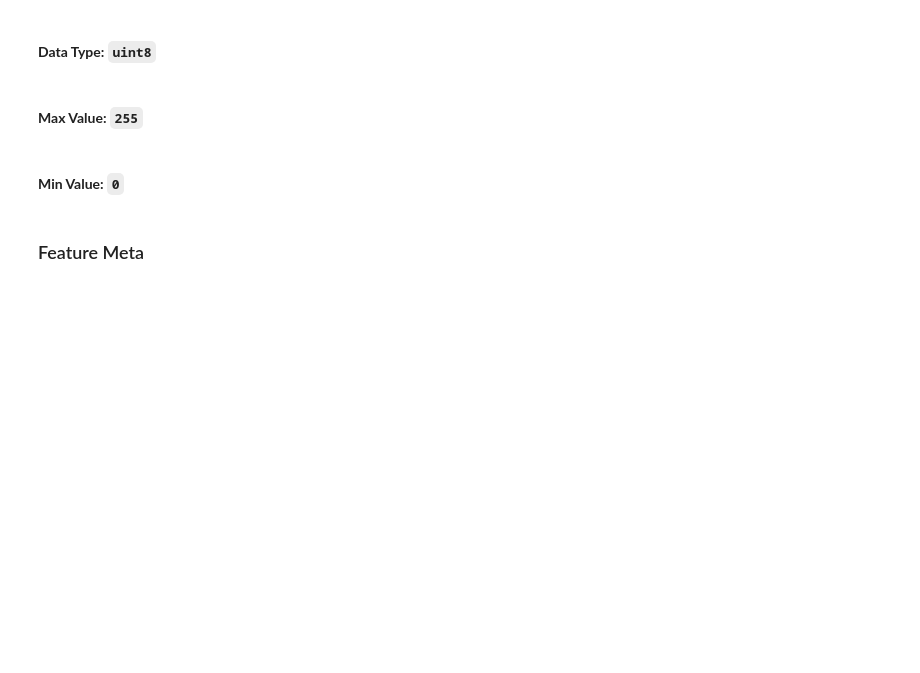
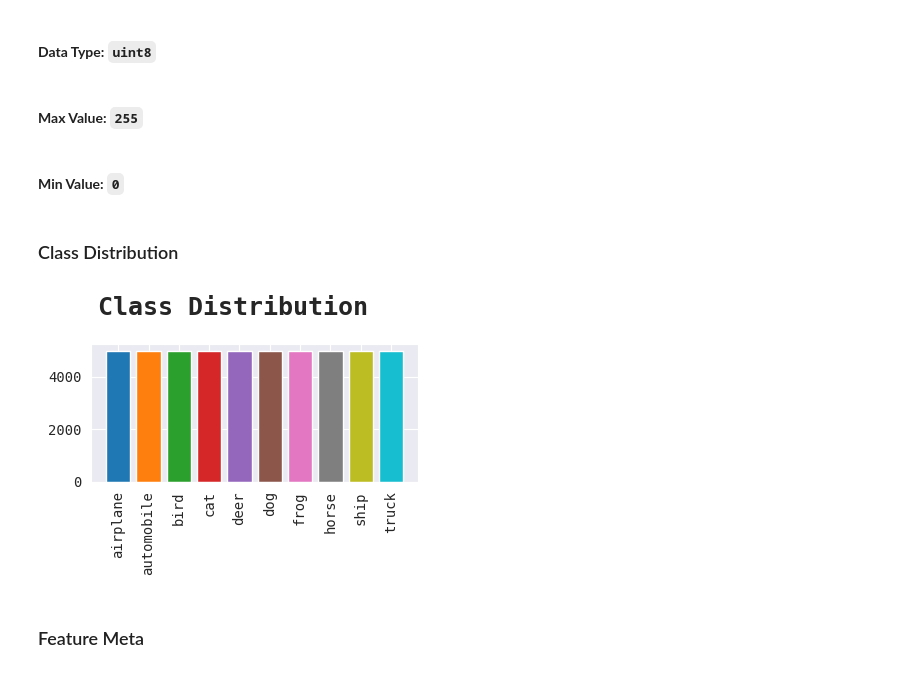
Before and after one commit to Minecraftian14/dl-cmp-cifar-10, a Jupyter notebook: DNN_MP01_ComparCifar10.ipynb, the cells around one changed output. Cells and saved outputs as stored; diff of their text form; code cells hidden in the pictures; blank space fills up the shorter version.

```diff
--- a/DNN_MP01_ComparCifar10.ipynb
+++ b/DNN_MP01_ComparCifar10.ipynb
@@ -328,6 +333,18 @@ statement(kv("Min Value", np.min(ds_train.data)))
 #### **Data Type:** `uint8`
 #### **Max Value:** `255`
 #### **Min Value:** `0`
+# %% [markdown]
+### Class Distribution
+# %%
+plt.figure(figsize=sml_fig)
+_feat_uniques, _feat_counts = np.unique(ds_train.targets, return_counts=True)
+for _uniq, _cnt in zip(_feat_uniques, _feat_counts):
+    plt.bar(_uniq, _cnt)
+plt.xticks(_feat_uniques, ds_train.classes)
+plt.tick_params(axis='x', labelrotation=90)
+conclude_plot("Class Distribution")
+# %% [output]
+[figure, added]
 # %% [markdown]
 ### Feature Meta
 # %%
```
Also changed, not shown: parts of 37 cells of this notebook.
